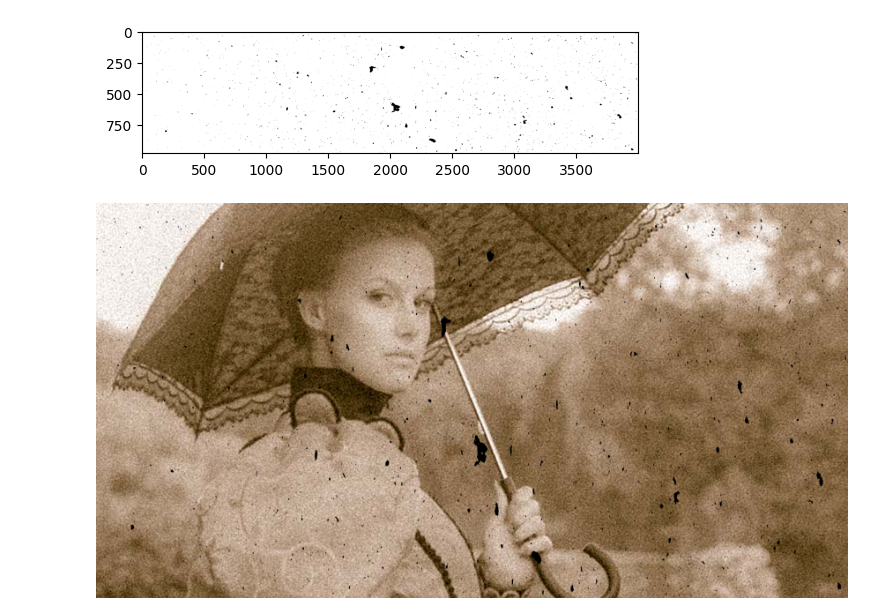
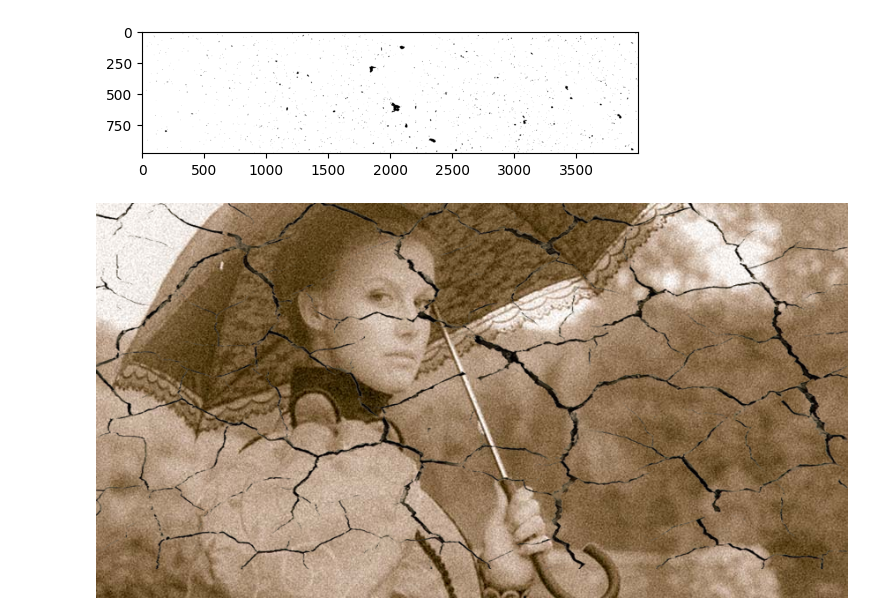
Before and after one commit to pierrepicaud/PML_and_DL, a Jupyter notebook: main.ipynb, the cells around one changed output. Cells and saved outputs as stored; diff of their text form; code cells hidden in the pictures.

```diff
--- a/main.ipynb
+++ b/main.ipynb
@@ -2,6 +2,6 @@
 import cv2
 import matplotlib.pyplot as plt
 
-img = cv2.imread("./src/cracks.png", cv2.IMREAD_UNCHANGED)
+img = cv2.imread("./src/cracks-overlay1.png", cv2.IMREAD_UNCHANGED)
 plt.imshow(img)
 # %% [output]
@@ -32,32 +31,32 @@ plt.imshow(cropped_image)
 # %%
 overlay = img.copy()
 background = cv2.imread("background.png", cv2.IMREAD_UNCHANGED)
 # cv2.imwrite("background.png", background)
 # background = cv2.imread("background.png", cv2.IMREAD_UNCHANGED)
 # a, b, c = background.shape
-overlay = cv2.resize(overlay, (b, a), interpolation = cv2.INTER_AREA)
+# overlay = cv2.resize(overlay, (b, a), interpolation = cv2.INTER_AREA)
 # cropped_overlay = background[:a, :b, :]
 
 # assert background.shape == overlay.shape, f"background: {background.shape} \n Overlay: {overlay.shape}"
 # added_image = cv2.addWeighted(background,0.1,overlay,0.4,0)
 
 # plt.imshow(added_image)
 
 from PIL import Image
 import numpy as np
 
-foreground = Image.open("./cracks-overlay1.png").convert("RGBA")
+foreground = Image.open("./src/cracks-overlay1.png").convert("RGBA")
 background = Image.open("background.png")
 
 new_foreground = foreground.resize(background.size)
 
 
 # img = Image.open("/Users/paulvorobyev/test.png").convert("RGBA")
 x, y = foreground.size
 # card.paste(img, (0, 0, x, y), img)
 
 background.paste(new_foreground, (0, 0), new_foreground)
 # print(cv2.cvtColor(np.array(background), cv2.COLOR_RGB2BGR).shape)
 background.show()
 # %% [output]
-[figure, old version]
+[figure, new version]
```
Also changed, not shown: parts of 12 cells of this notebook, 14 other files.
